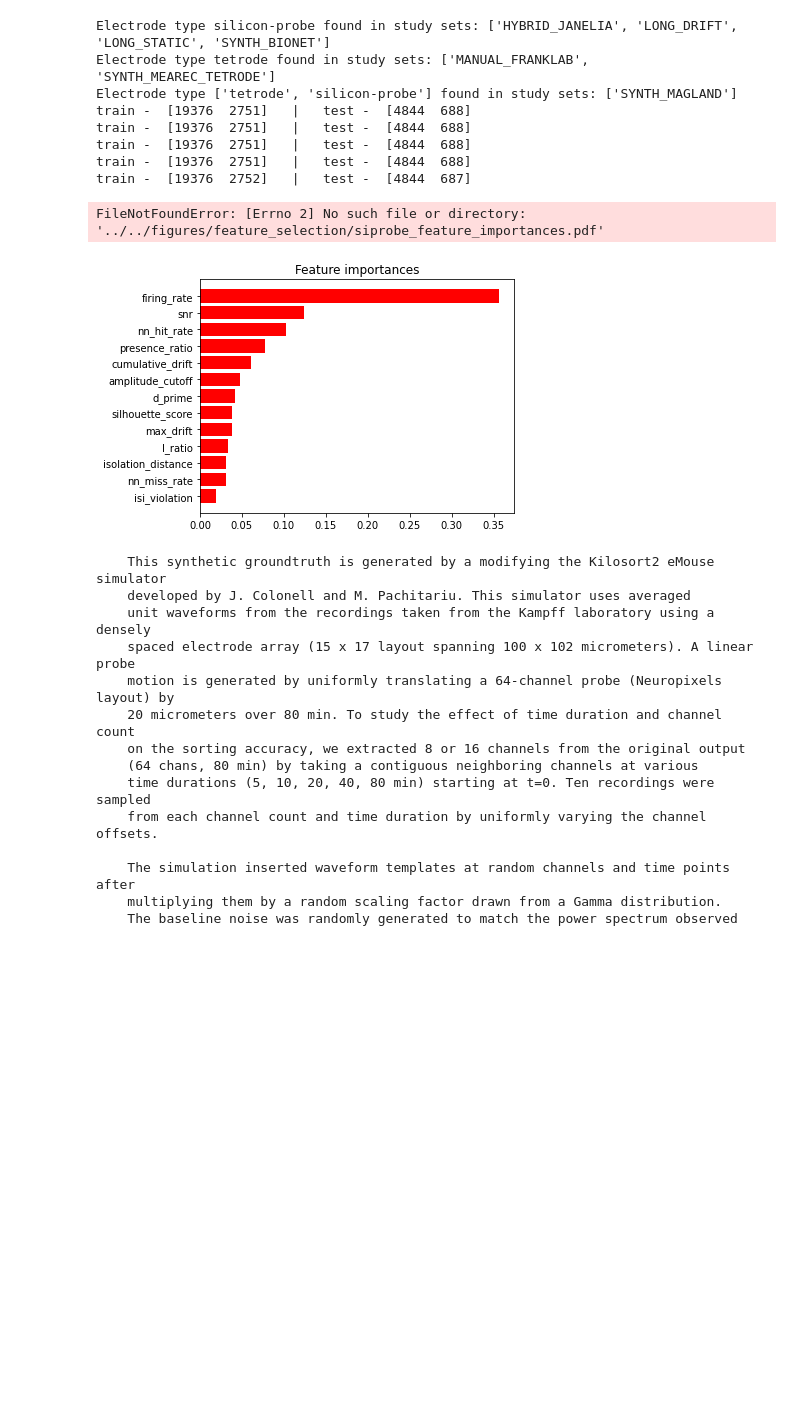
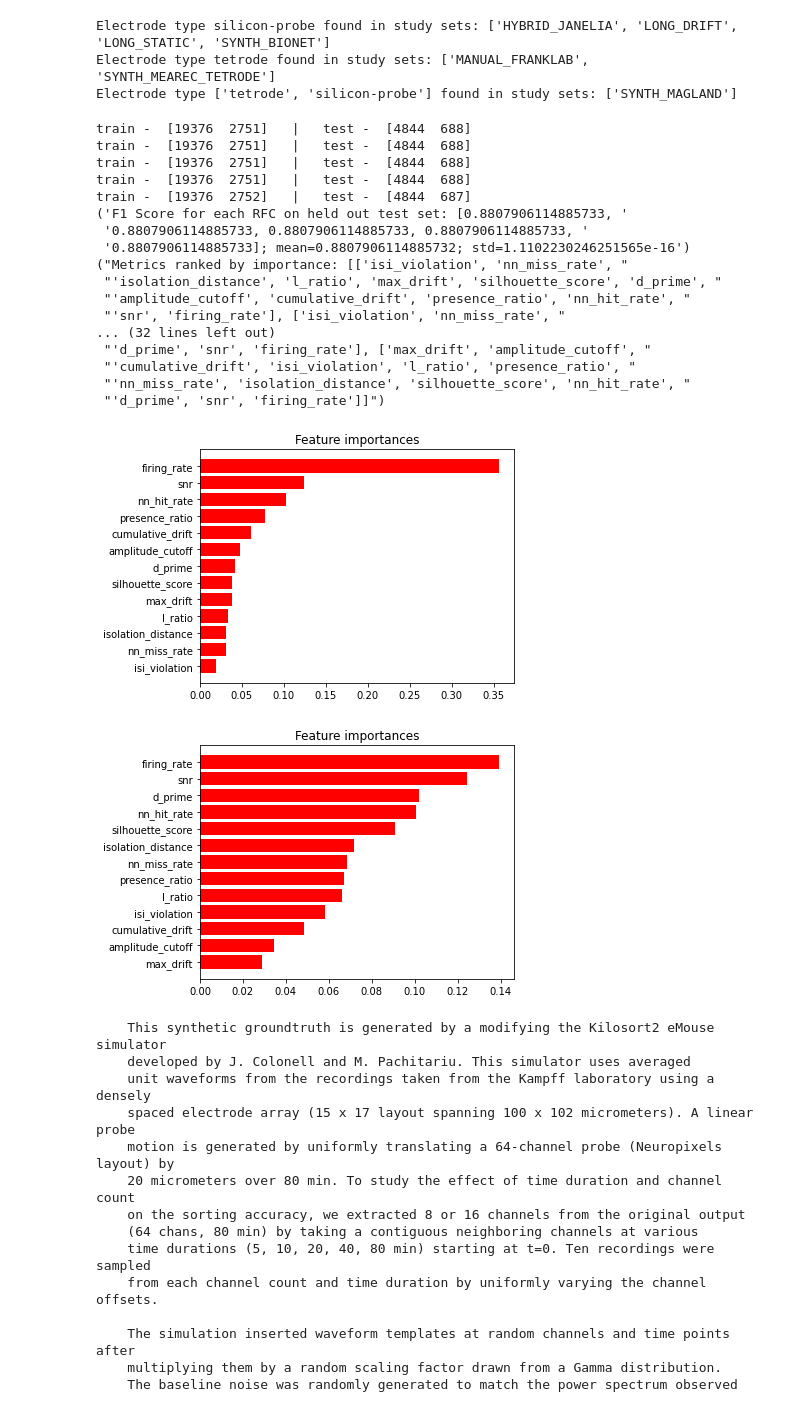
Before and after one commit to michaeljohnclancy/truespikes, a Jupyter notebook: notebooks/analysis/split_by_probe_type.ipynb, the cells around one changed output. Drawn from its saved outputs; the diff is of its cells as text; code cells hidden in the pictures; blank space fills up the shorter version.

```diff
--- a/notebooks/analysis/split_by_probe_type.ipynb
+++ b/notebooks/analysis/split_by_probe_type.ipynb
@@ -21,24 +21,37 @@ METRIC_NAMES = [ "firing_rate", "presence_ratio", "isi_violation",
                  "silhouette_score", "isolation_distance", "l_ratio",
                  "nn_hit_rate", "nn_miss_rate", "d_prime"]
 RANDOM_STATE = 0
+# %%
+from rfc_helpers import rfc_feature_importance_analysis, split_study_sets_by_electrode_type
+
+study_sets_by_electrode_type = split_study_sets_by_electrode_type(study_set_names=STUDY_SET_NAMES)
+# %% [output]
+Electrode type silicon-probe found in study sets: ['HYBRID_JANELIA', 'LONG_DRIFT', 'LONG_STATIC', 'SYNTH_BIONET']
+Electrode type tetrode found in study sets: ['MANUAL_FRANKLAB', 'SYNTH_MEAREC_TETRODE']
+Electrode type ['tetrode', 'silicon-probe'] found in study sets: ['SYNTH_MAGLAND']
 # %%
-from rfc_helpers import rfc_feature_importance_analysis, split_study_sets_by_electrode_type
-
-study_sets_by_electrode_type = split_study_sets_by_electrode_type(study_set_names=STUDY_SET_NAMES)
-
-rfc_feature_importance_analysis(study_set_names=study_sets_by_electrode_type['silicon-probe'], metric_names=METRIC_NAMES, random_state=RANDOM_STATE, fig_output='../../figures/feature_selection/siprobe_feature_importances.pdf')
-rfc_feature_importance_analysis(study_set_names=study_sets_by_electrode_type['tetrode'], metric_names=METRIC_NAMES, random_state=RANDOM_STATE, fig_output='../../figures/feature_selection/tetrode_feature_importances.pdf')
+rfc_feature_importance_analysis(study_set_names=study_sets_by_electrode_type['silicon-probe'], metric_names=METRIC_NAMES, random_state=RANDOM_STATE, fig_output='/home/mclancy/truespikes/figures/feature_selection/siprobe_feature_importances.pdf')
+rfc_feature_importance_analysis(study_set_names=study_sets_by_electrode_type['tetrode'], metric_names=METRIC_NAMES, random_state=RANDOM_STATE, fig_output='/home/mclancy/truespikes/figures/feature_selection/tetrode_feature_importances.pdf')
 # %% [output]
-Electrode type silicon-probe found in study sets: ['HYBRID_JANELIA', 'LONG_DRIFT', 'LONG_STATIC', 'SYNTH_BIONET']
-Electrode type tetrode found in study sets: ['MANUAL_FRANKLAB', 'SYNTH_MEAREC_TETRODE']
-Electrode type ['tetrode', 'silicon-probe'] found in study sets: ['SYNTH_MAGLAND']
 train -  [19376  2751]   |   test -  [4844  688]
 train -  [19376  2751]   |   test -  [4844  688]
 train -  [19376  2751]   |   test -  [4844  688]
 train -  [19376  2751]   |   test -  [4844  688]
 train -  [19376  2752]   |   test -  [4844  687]
+('F1 Score for each RFC on held out test set: [0.8807906114885733, '
+ '0.8807906114885733, 0.8807906114885733, 0.8807906114885733, '
+ '0.8807906114885733]; mean=0.8807906114885732; std=1.1102230246251565e-16')
+("Metrics ranked by importance: [['isi_violation', 'nn_miss_rate', "
+ "'isolation_distance', 'l_ratio', 'max_drift', 'silhouette_score', 'd_prime', "
+ "'amplitude_cutoff', 'cumulative_drift', 'presence_ratio', 'nn_hit_rate', "
+ "'snr', 'firing_rate'], ['isi_violation', 'nn_miss_rate', "
+... (32 lines left out)
+ "'d_prime', 'snr', 'firing_rate'], ['max_drift', 'amplitude_cutoff', "
+ "'cumulative_drift', 'isi_violation', 'l_ratio', 'presence_ratio', "
+ "'nn_miss_rate', 'isolation_distance', 'silhouette_score', 'nn_hit_rate', "
+ "'d_prime', 'snr', 'firing_rate']]")
-FileNotFoundError: [Errno 2] No such file or directory: '../../figures/feature_selection/siprobe_feature_importances.pdf'
 [figure]
+[figure, added]
 # %%
 studies = [study_name for study_set in STUDY_SET_NAMES for study_name in SFStudySet.load(study_set).get_study_names()]
 print(studies)
```
